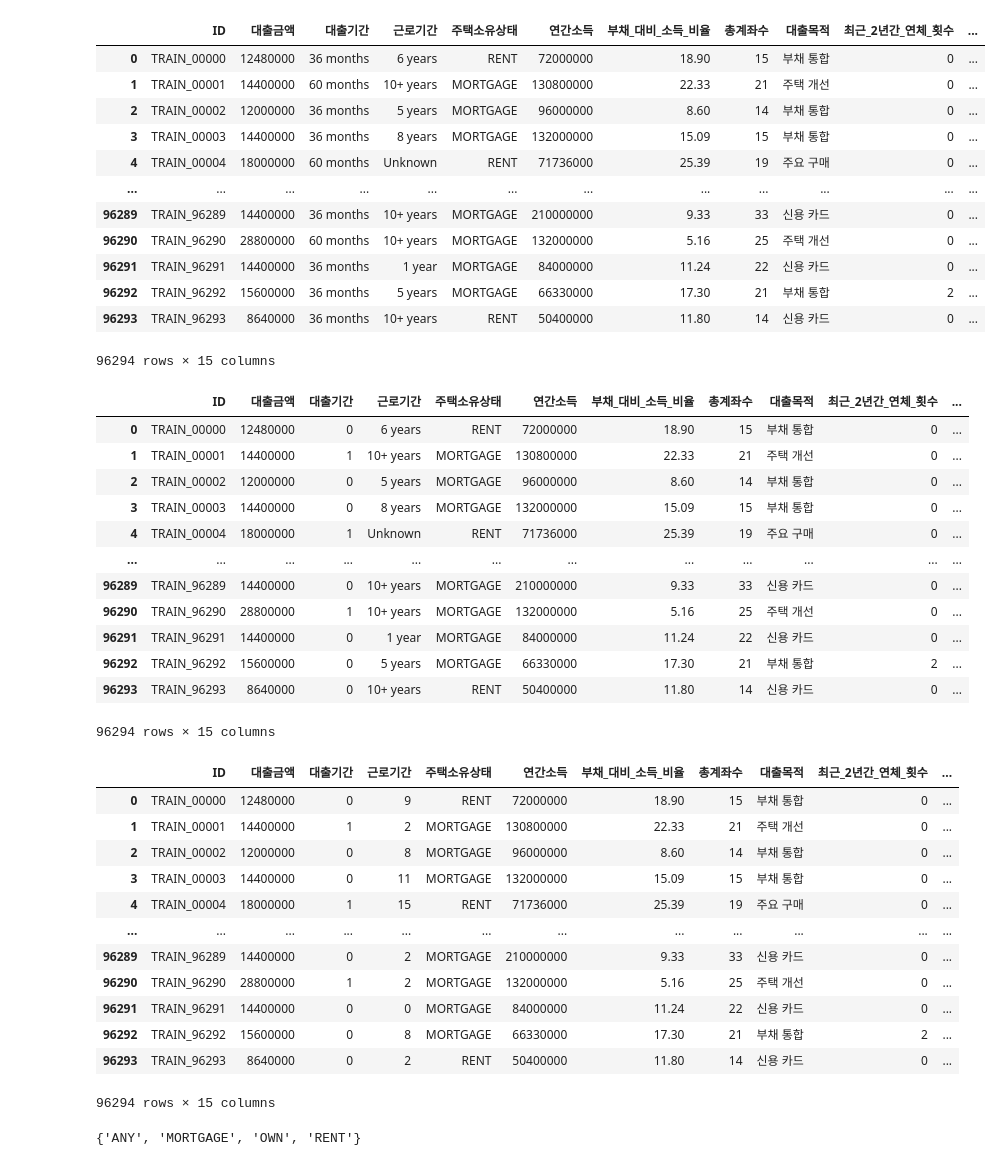
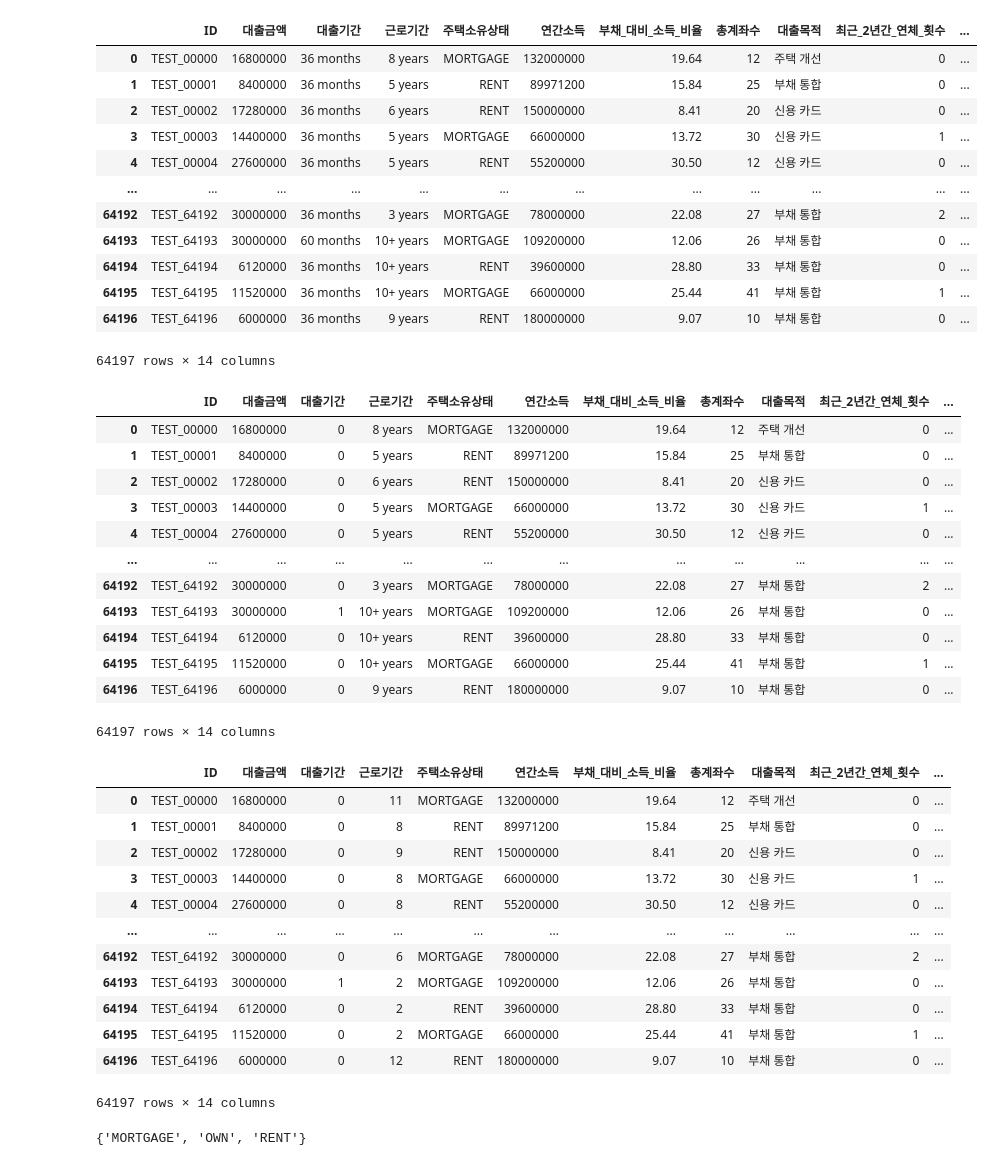
Before and after one commit to kimjuhwan1234/Customer_Loan_Rate_Classification, a Jupyter notebook: Codes/0_Preprocessing.ipynb, the cells around one changed output. Cells and saved outputs as stored; diff of their text form; code cells hidden in the pictures.

```diff
--- a/Codes/0_Preprocessing.ipynb
+++ b/Codes/0_Preprocessing.ipynb
@@ -14,23 +12,23 @@ warnings.filterwarnings(action='ignore')
 InteractiveShell.ast_node_interactivity = "all"
 # %%
 input_dir = '../Database/'
-file = 'train.csv'
+file = 'test.csv'
 data = pd.read_csv(os.path.join(input_dir, file))
 data
 # %% [output]
 |  | ID | 대출금액 | 대출기간 | 근로기간 | 주택소유상태 | 연간소득 | 부채_대비_소득_비율 | 총계좌수 | 대출목적 | 최근_2년간_연체_횟수 | ... |
-| 0 | TRAIN_00000 | 12480000 | 36 months | 6 years | RENT | 72000000 | 18.90 | 15 | 부채 통합 | 0 | ... |
-| 1 | TRAIN_00001 | 14400000 | 60 months | 10+ years | MORTGAGE | 130800000 | 22.33 | 21 | 주택 개선 | 0 | ... |
-| 2 | TRAIN_00002 | 12000000 | 36 months | 5 years | MORTGAGE | 96000000 | 8.60 | 14 | 부채 통합 | 0 | ... |
-| 3 | TRAIN_00003 | 14400000 | 36 months | 8 years | MORTGAGE | 132000000 | 15.09 | 15 | 부채 통합 | 0 | ... |
-| 4 | TRAIN_00004 | 18000000 | 60 months | Unknown | RENT | 71736000 | 25.39 | 19 | 주요 구매 | 0 | ... |
+| 0 | TEST_00000 | 16800000 | 36 months | 8 years | MORTGAGE | 132000000 | 19.64 | 12 | 주택 개선 | 0 | ... |
+| 1 | TEST_00001 | 8400000 | 36 months | 5 years | RENT | 89971200 | 15.84 | 25 | 부채 통합 | 0 | ... |
+| 2 | TEST_00002 | 17280000 | 36 months | 6 years | RENT | 150000000 | 8.41 | 20 | 신용 카드 | 0 | ... |
+| 3 | TEST_00003 | 14400000 | 36 months | 5 years | MORTGAGE | 66000000 | 13.72 | 30 | 신용 카드 | 1 | ... |
+| 4 | TEST_00004 | 27600000 | 36 months | 5 years | RENT | 55200000 | 30.50 | 12 | 신용 카드 | 0 | ... |
 | ... | ... | ... | ... | ... | ... | ... | ... | ... | ... | ... | ... |
-| 96289 | TRAIN_96289 | 14400000 | 36 months | 10+ years | MORTGAGE | 210000000 | 9.33 | 33 | 신용 카드 | 0 | ... |
-| 96290 | TRAIN_96290 | 28800000 | 60 months | 10+ years | MORTGAGE | 132000000 | 5.16 | 25 | 주택 개선 | 0 | ... |
-| 96291 | TRAIN_96291 | 14400000 | 36 months | 1 year | MORTGAGE | 84000000 | 11.24 | 22 | 신용 카드 | 0 | ... |
-| 96292 | TRAIN_96292 | 15600000 | 36 months | 5 years | MORTGAGE | 66330000 | 17.30 | 21 | 부채 통합 | 2 | ... |
-| 96293 | TRAIN_96293 | 8640000 | 36 months | 10+ years | RENT | 50400000 | 11.80 | 14 | 신용 카드 | 0 | ... |
+| 64192 | TEST_64192 | 30000000 | 36 months | 3 years | MORTGAGE | 78000000 | 22.08 | 27 | 부채 통합 | 2 | ... |
+| 64193 | TEST_64193 | 30000000 | 60 months | 10+ years | MORTGAGE | 109200000 | 12.06 | 26 | 부채 통합 | 0 | ... |
+| 64194 | TEST_64194 | 6120000 | 36 months | 10+ years | RENT | 39600000 | 28.80 | 33 | 부채 통합 | 0 | ... |
+| 64195 | TEST_64195 | 11520000 | 36 months | 10+ years | MORTGAGE | 66000000 | 25.44 | 41 | 부채 통합 | 1 | ... |
+| 64196 | TEST_64196 | 6000000 | 36 months | 9 years | RENT | 180000000 | 9.07 | 10 | 부채 통합 | 0 | ... |
-96294 rows × 15 columns
+64197 rows × 14 columns
 # %%
 label_encoder=LabelEncoder()
 encoder_data = label_encoder.fit_transform(list(data['대출기간']))
@@ -38,41 +36,41 @@ data['대출기간']=pd.DataFrame(encoder_data)
 data
 # %% [output]
 |  | ID | 대출금액 | 대출기간 | 근로기간 | 주택소유상태 | 연간소득 | 부채_대비_소득_비율 | 총계좌수 | 대출목적 | 최근_2년간_연체_횟수 | ... |
-| 0 | TRAIN_00000 | 12480000 | 0 | 6 years | RENT | 72000000 | 18.90 | 15 | 부채 통합 | 0 | ... |
-| 1 | TRAIN_00001 | 14400000 | 1 | 10+ years | MORTGAGE | 130800000 | 22.33 | 21 | 주택 개선 | 0 | ... |
-| 2 | TRAIN_00002 | 12000000 | 0 | 5 years | MORTGAGE | 96000000 | 8.60 | 14 | 부채 통합 | 0 | ... |
-| 3 | TRAIN_00003 | 14400000 | 0 | 8 years | MORTGAGE | 132000000 | 15.09 | 15 | 부채 통합 | 0 | ... |
-| 4 | TRAIN_00004 | 18000000 | 1 | Unknown | RENT | 71736000 | 25.39 | 19 | 주요 구매 | 0 | ... |
+| 0 | TEST_00000 | 16800000 | 0 | 8 years | MORTGAGE | 132000000 | 19.64 | 12 | 주택 개선 | 0 | ... |
+| 1 | TEST_00001 | 8400000 | 0 | 5 years | RENT | 89971200 | 15.84 | 25 | 부채 통합 | 0 | ... |
+| 2 | TEST_00002 | 17280000 | 0 | 6 years | RENT | 150000000 | 8.41 | 20 | 신용 카드 | 0 | ... |
+| 3 | TEST_00003 | 14400000 | 0 | 5 years | MORTGAGE | 66000000 | 13.72 | 30 | 신용 카드 | 1 | ... |
+| 4 | TEST_00004 | 27600000 | 0 | 5 years | RENT | 55200000 | 30.50 | 12 | 신용 카드 | 0 | ... |
 | ... | ... | ... | ... | ... | ... | ... | ... | ... | ... | ... | ... |
-| 96289 | TRAIN_96289 | 14400000 | 0 | 10+ years | MORTGAGE | 210000000 | 9.33 | 33 | 신용 카드 | 0 | ... |
-| 96290 | TRAIN_96290 | 28800000 | 1 | 10+ years | MORTGAGE | 132000000 | 5.16 | 25 | 주택 개선 | 0 | ... |
-| 96291 | TRAIN_96291 | 14400000 | 0 | 1 year | MORTGAGE | 84000000 | 11.24 | 22 | 신용 카드 | 0 | ... |
-| 96292 | TRAIN_96292 | 15600000 | 0 | 5 years | MORTGAGE | 66330000 | 17.30 | 21 | 부채 통합 | 2 | ... |
-| 96293 | TRAIN_96293 | 8640000 | 0 | 10+ years | RENT | 50400000 | 11.80 | 14 | 신용 카드 | 0 | ... |
+| 64192 | TEST_64192 | 30000000 | 0 | 3 years | MORTGAGE | 78000000 | 22.08 | 27 | 부채 통합 | 2 | ... |
+| 64193 | TEST_64193 | 30000000 | 1 | 10+ years | MORTGAGE | 109200000 | 12.06 | 26 | 부채 통합 | 0 | ... |
+| 64194 | TEST_64194 | 6120000 | 0 | 10+ years | RENT | 39600000 | 28.80 | 33 | 부채 통합 | 0 | ... |
+| 64195 | TEST_64195 | 11520000 | 0 | 10+ years | MORTGAGE | 66000000 | 25.44 | 41 | 부채 통합 | 1 | ... |
+| 64196 | TEST_64196 | 6000000 | 0 | 9 years | RENT | 180000000 | 9.07 | 10 | 부채 통합 | 0 | ... |
-96294 rows × 15 columns
+64197 rows × 14 columns
 # %%
 encoder_data = label_encoder.fit_transform(list(data['근로기간']))
 data['근로기간']=pd.DataFrame(encoder_data)
 data
 # %% [output]
 |  | ID | 대출금액 | 대출기간 | 근로기간 | 주택소유상태 | 연간소득 | 부채_대비_소득_비율 | 총계좌수 | 대출목적 | 최근_2년간_연체_횟수 | ... |
-| 0 | TRAIN_00000 | 12480000 | 0 | 9 | RENT | 72000000 | 18.90 | 15 | 부채 통합 | 0 | ... |
-| 1 | TRAIN_00001 | 14400000 | 1 | 2 | MORTGAGE | 130800000 | 22.33 | 21 | 주택 개선 | 0 | ... |
-| 2 | TRAIN_00002 | 12000000 | 0 | 8 | MORTGAGE | 96000000 | 8.60 | 14 | 부채 통합 | 0 | ... |
-| 3 | TRAIN_00003 | 14400000 | 0 | 11 | MORTGAGE | 132000000 | 15.09 | 15 | 부채 통합 | 0 | ... |
-| 4 | TRAIN_00004 | 18000000 | 1 | 15 | RENT | 71736000 | 25.39 | 19 | 주요 구매 | 0 | ... |
+| 0 | TEST_00000 | 16800000 | 0 | 11 | MORTGAGE | 132000000 | 19.64 | 12 | 주택 개선 | 0 | ... |
+| 1 | TEST_00001 | 8400000 | 0 | 8 | RENT | 89971200 | 15.84 | 25 | 부채 통합 | 0 | ... |
+| 2 | TEST_00002 | 17280000 | 0 | 9 | RENT | 150000000 | 8.41 | 20 | 신용 카드 | 0 | ... |
+| 3 | TEST_00003 | 14400000 | 0 | 8 | MORTGAGE | 66000000 | 13.72 | 30 | 신용 카드 | 1 | ... |
+| 4 | TEST_00004 | 27600000 | 0 | 8 | RENT | 55200000 | 30.50 | 12 | 신용 카드 | 0 | ... |
 | ... | ... | ... | ... | ... | ... | ... | ... | ... | ... | ... | ... |
-| 96289 | TRAIN_96289 | 14400000 | 0 | 2 | MORTGAGE | 210000000 | 9.33 | 33 | 신용 카드 | 0 | ... |
-| 96290 | TRAIN_96290 | 28800000 | 1 | 2 | MORTGAGE | 132000000 | 5.16 | 25 | 주택 개선 | 0 | ... |
-| 96291 | TRAIN_96291 | 14400000 | 0 | 0 | MORTGAGE | 84000000 | 11.24 | 22 | 신용 카드 | 0 | ... |
-| 96292 | TRAIN_96292 | 15600000 | 0 | 8 | MORTGAGE | 66330000 | 17.30 | 21 | 부채 통합 | 2 | ... |
-| 96293 | TRAIN_96293 | 8640000 | 0 | 2 | RENT | 50400000 | 11.80 | 14 | 신용 카드 | 0 | ... |
+| 64192 | TEST_64192 | 30000000 | 0 | 6 | MORTGAGE | 78000000 | 22.08 | 27 | 부채 통합 | 2 | ... |
+| 64193 | TEST_64193 | 30000000 | 1 | 2 | MORTGAGE | 109200000 | 12.06 | 26 | 부채 통합 | 0 | ... |
+| 64194 | TEST_64194 | 6120000 | 0 | 2 | RENT | 39600000 | 28.80 | 33 | 부채 통합 | 0 | ... |
+| 64195 | TEST_64195 | 11520000 | 0 | 2 | MORTGAGE | 66000000 | 25.44 | 41 | 부채 통합 | 1 | ... |
+| 64196 | TEST_64196 | 6000000 | 0 | 12 | RENT | 180000000 | 9.07 | 10 | 부채 통합 | 0 | ... |
-96294 rows × 15 columns
+64197 rows × 14 columns
 # %%
 one_hot_encoded= pd.get_dummies(list(data['주택소유상태']))
 set(data['주택소유상태'])
 # %% [output]
-{'ANY', 'MORTGAGE', 'OWN', 'RENT'}
+{'MORTGAGE', 'OWN', 'RENT'}
 # %%
 data.pop('주택소유상태')
 data = pd.concat([data.iloc[:, :4], one_hot_encoded, data.iloc[:, 4:]], axis=1)
```
Also changed, not shown: parts of 14 cells of this notebook, 2 other files.
